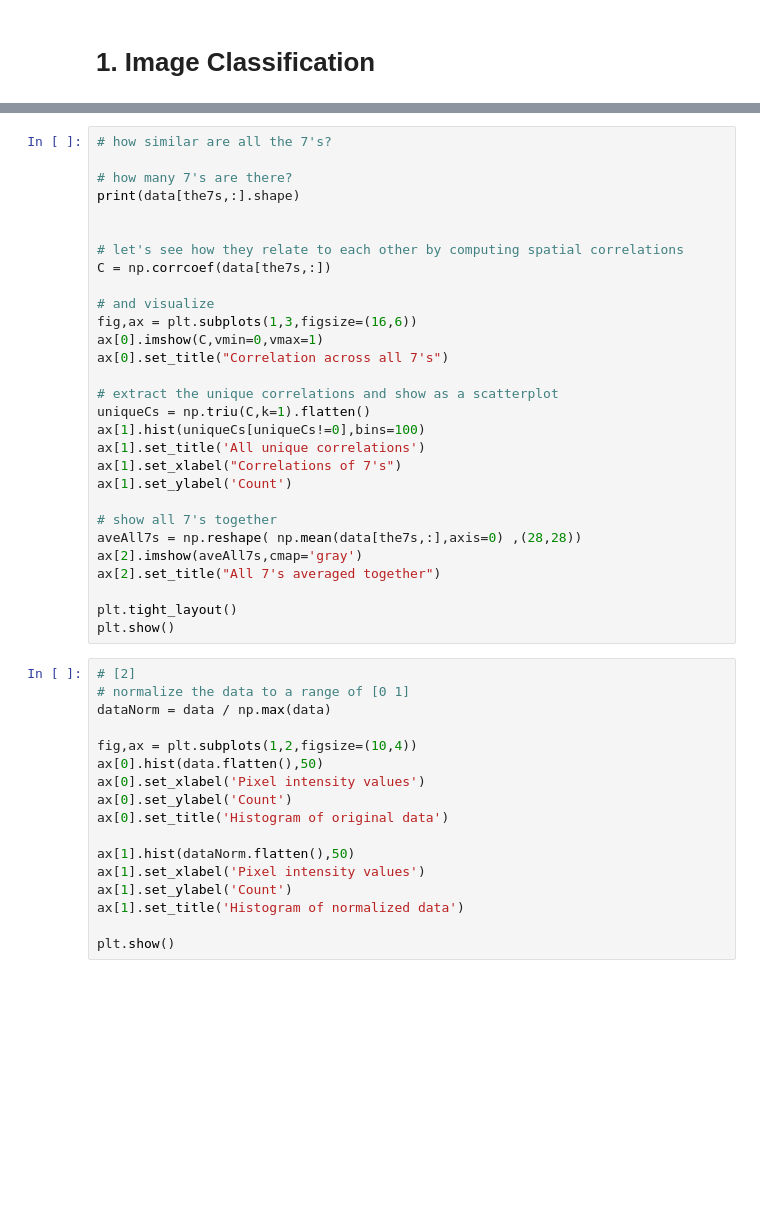
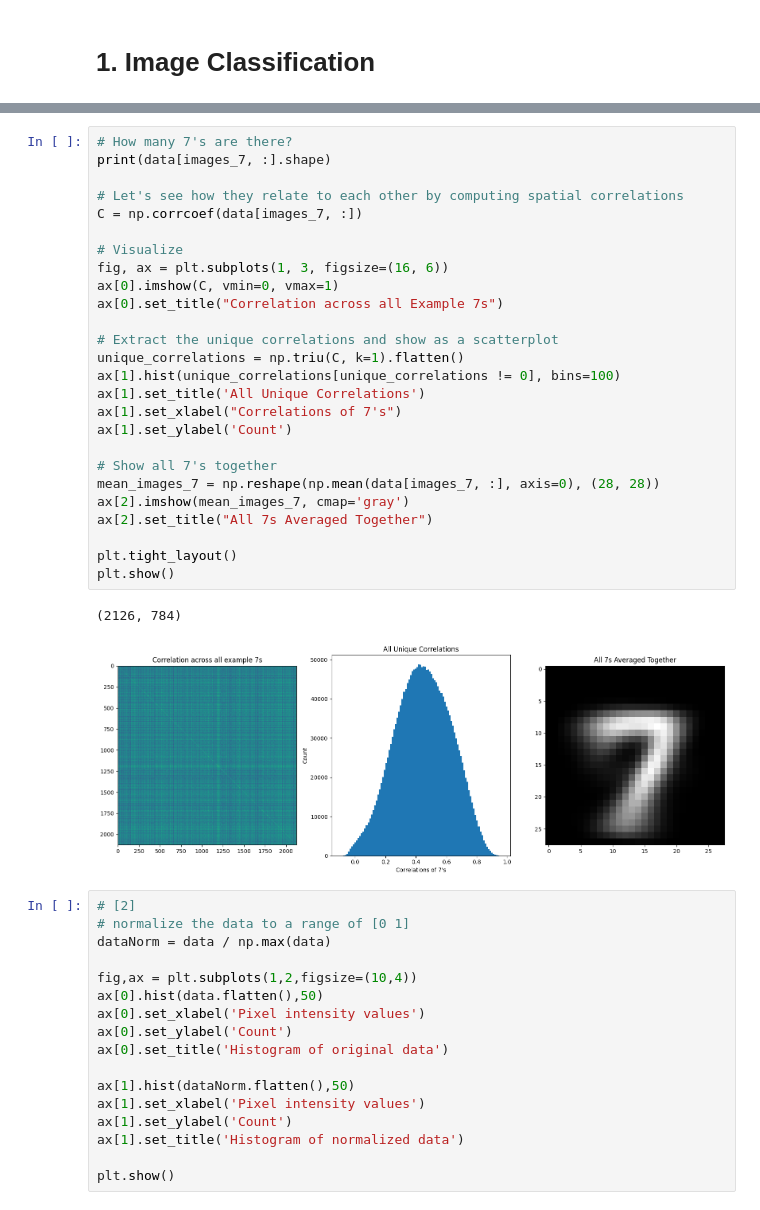
Before and after one commit to yungshun317/torch-nlp, a Jupyter notebook: convolutional_neural_networks.ipynb, the cells around one changed output, grey strips where cells are left out. Cells and saved outputs as stored; diff of their text form; blank space fills up the shorter version.

```diff
--- a/convolutional_neural_networks.ipynb
+++ b/convolutional_neural_networks.ipynb
@@ -68,32 +82,32 @@ plt.show()
 # %%
-# how similar are all the 7's?
+# How many 7's are there?
+print(data[images_7, :].shape)
 
-# how many 7's are there?
-print(data[the7s,:].shape)
+# Let's see how they relate to each other by computing spatial correlations
+C = np.corrcoef(data[images_7, :])
 
+# Visualize
+fig, ax = plt.subplots(1, 3, figsize=(16, 6))
+ax[0].imshow(C, vmin=0, vmax=1)
+ax[0].set_title("Correlation across all Example 7s")
 
-# let's see how they relate to each other by computing spatial correlations
-C = np.corrcoef(data[the7s,:])
-
-# and visualize
-fig,ax = plt.subplots(1,3,figsize=(16,6))
-ax[0].imshow(C,vmin=0,vmax=1)
-ax[0].set_title("Correlation across all 7's")
-
-# extract the unique correlations and show as a scatterplot
-uniqueCs = np.triu(C,k=1).flatten()
-ax[1].hist(uniqueCs[uniqueCs!=0],bins=100)
-ax[1].set_title('All unique correlations')
+# Extract the unique correlations and show as a scatterplot
+unique_correlations = np.triu(C, k=1).flatten()
+ax[1].hist(unique_correlations[unique_correlations != 0], bins=100)
+ax[1].set_title('All Unique Correlations')
 ax[1].set_xlabel("Correlations of 7's")
 ax[1].set_ylabel('Count')
 
-# show all 7's together
-aveAll7s = np.reshape( np.mean(data[the7s,:],axis=0) ,(28,28))
-ax[2].imshow(aveAll7s,cmap='gray')
-ax[2].set_title("All 7's averaged together")
+# Show all 7's together
+mean_images_7 = np.reshape(np.mean(data[images_7, :], axis=0), (28, 28))
+ax[2].imshow(mean_images_7, cmap='gray')
+ax[2].set_title("All 7s Averaged Together")
 
 plt.tight_layout()
 plt.show()
+# %% [output]
+(2126, 784)
+[figure, added]
 # %%
 # [2]
 # normalize the data to a range of [0 1]
```
Also changed, not shown: parts of 6 cells of this notebook, 1 other file.
